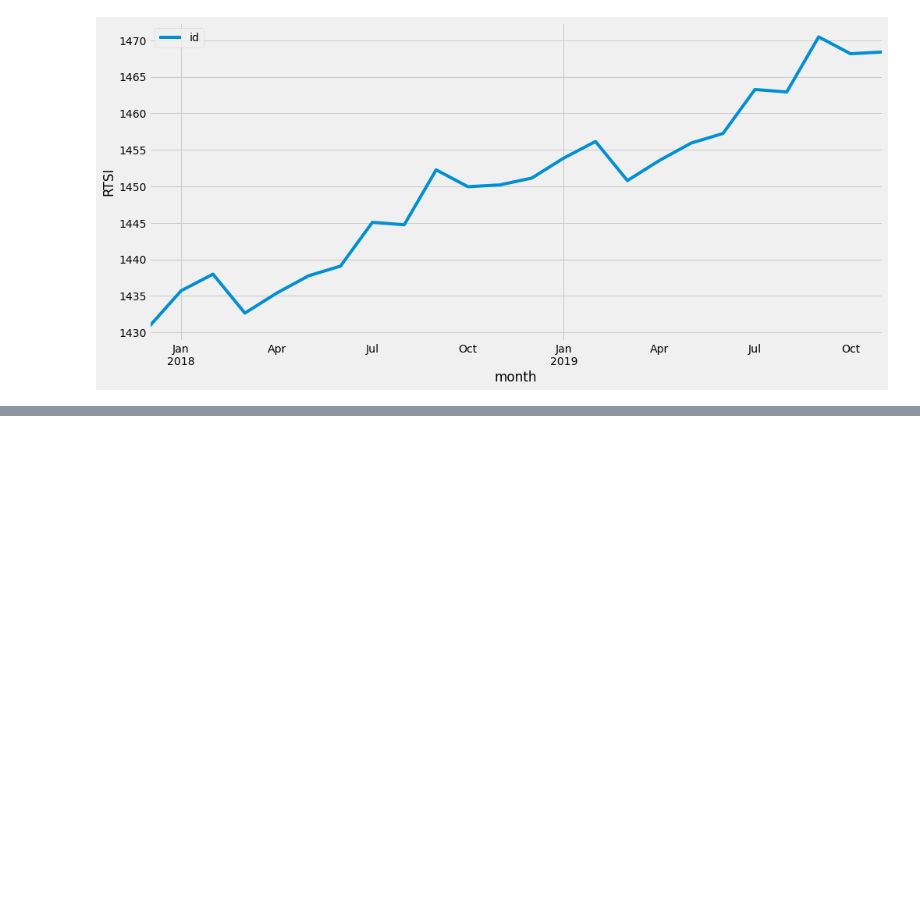
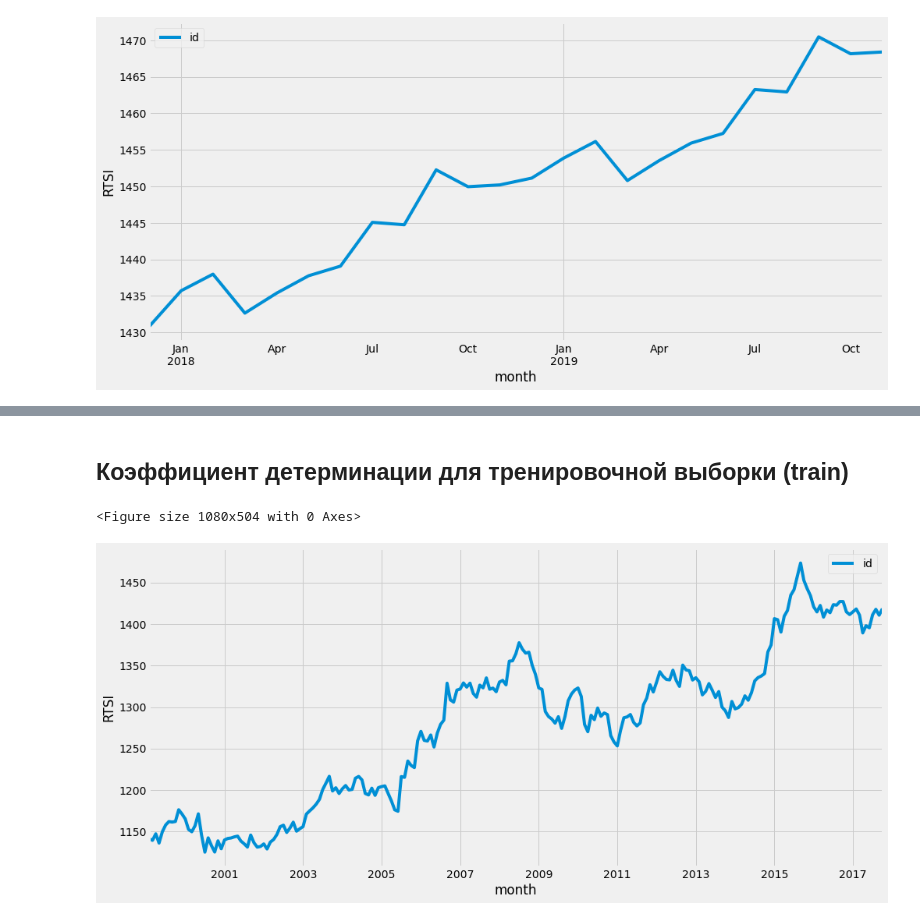
Before and after one commit to Alexbotduglas/old-Files-Trash-, a Jupyter notebook: SARIMA_1998-2017.ipynb, the cells around one changed output, grey strips where cells are left out. Drawn from its saved outputs; the diff is of its cells as text; code cells hidden in the pictures; blank space fills up the shorter version.

```diff
--- a/SARIMA_1998-2017.ipynb
+++ b/SARIMA_1998-2017.ipynb
@@ -432,0 +448,12 @@ r_square_value : -2.5754454592294094
+# %% [markdown]
+## Коэффициент детерминации для тренировочной выборки (train)
+# %%
+#true
+df41 = pd.read_csv('C:/Users/user/Desktop/VASYA41.csv',',', index_col=['month'], parse_dates=['month'], dayfirst=True)
+plt.figure(figsize(15,7))
+df41.plot()
+plt.ylabel('RTSI')
+pylab.show()
+# %% [output]
+<Figure size 1080x504 with 0 Axes>
+[figure, added]
```
Also changed, not shown: parts of 15 cells of this notebook.
